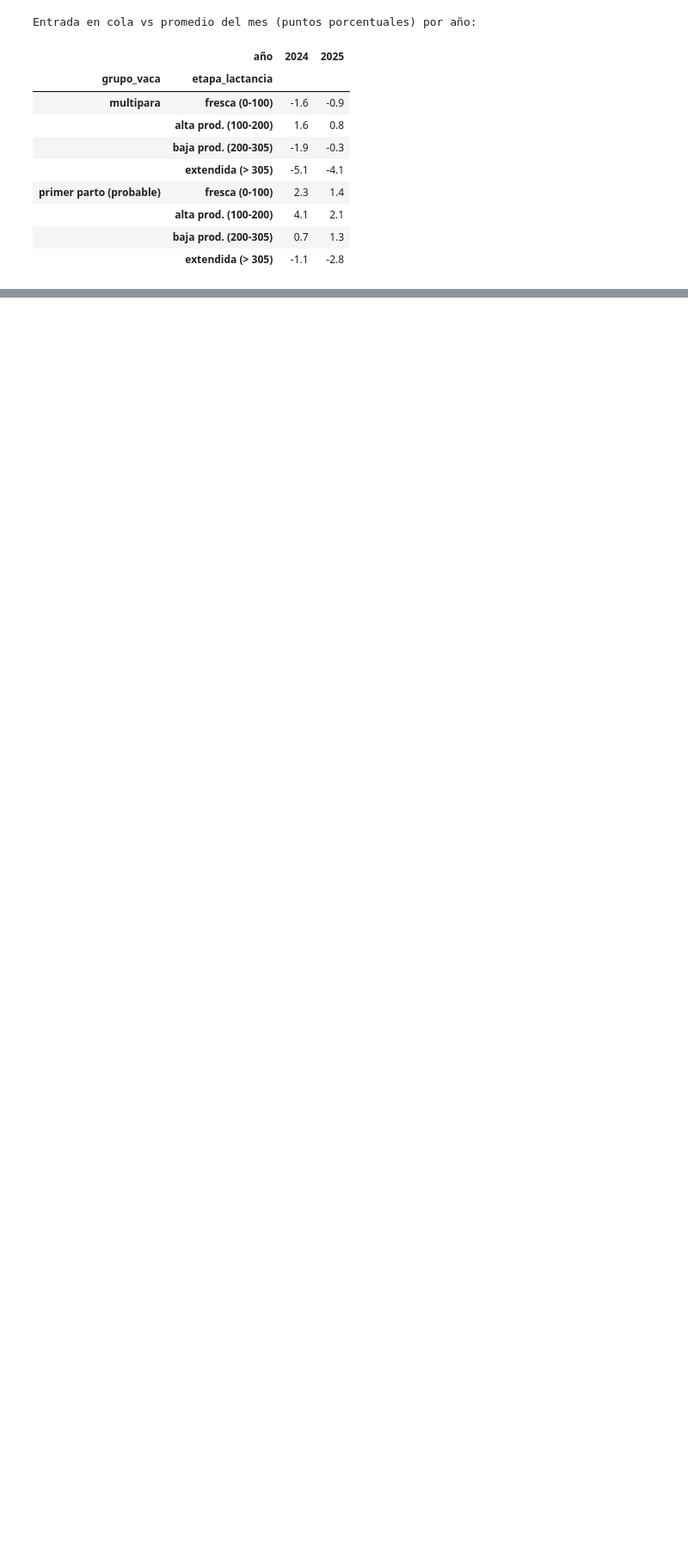
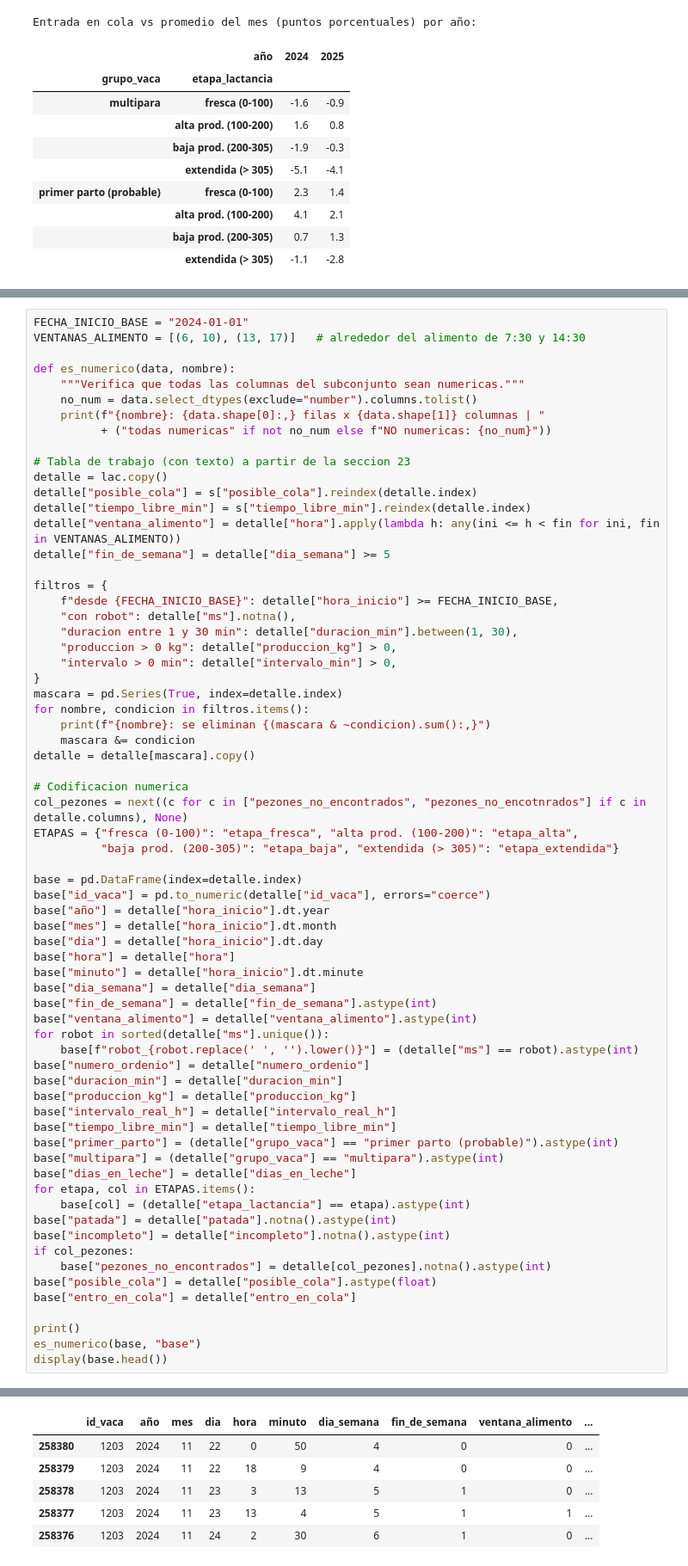
Before and after one commit to kamimartinez/VMS-prediction, a Jupyter notebook: DataUnderstanding.ipynb, the cells around one changed output, grey strips where cells are left out. Shown at 86% size. Cells and saved outputs as stored; diff of their text form; blank space fills up the shorter version.

```diff
--- a/DataUnderstanding.ipynb
+++ b/DataUnderstanding.ipynb
@@ -2068,0 +2077,68 @@ Entrada en cola vs promedio del mes (puntos porcentuales) por año:
+# %%
+FECHA_INICIO_BASE = "2024-01-01"
+VENTANAS_ALIMENTO = [(6, 10), (13, 17)]   # alrededor del alimento de 7:30 y 14:30
+
+def es_numerico(data, nombre):
+    """Verifica que todas las columnas del subconjunto sean numericas."""
+    no_num = data.select_dtypes(exclude="number").columns.tolist()
+    print(f"{nombre}: {data.shape[0]:,} filas x {data.shape[1]} columnas | "
+          + ("todas numericas" if not no_num else f"NO numericas: {no_num}"))
+
+# Tabla de trabajo (con texto) a partir de la seccion 23
+detalle = lac.copy()
+detalle["posible_cola"] = s["posible_cola"].reindex(detalle.index)
+detalle["tiempo_libre_min"] = s["tiempo_libre_min"].reindex(detalle.index)
+detalle["ventana_alimento"] = detalle["hora"].apply(lambda h: any(ini <= h < fin for ini, fin in VENTANAS_ALIMENTO))
+detalle["fin_de_semana"] = detalle["dia_semana"] >= 5
+
+filtros = {
+    f"desde {FECHA_INICIO_BASE}": detalle["hora_inicio"] >= FECHA_INICIO_BASE,
+    "con robot": detalle["ms"].notna(),
+    "duracion entre 1 y 30 min": detalle["duracion_min"].between(1, 30),
+    "produccion > 0 kg": detalle["produccion_kg"] > 0,
+    "intervalo > 0 min": detalle["intervalo_min"] > 0,
+}
+mascara = pd.Series(True, index=detalle.index)
+for nombre, condicion in filtros.items():
+    print(f"{nombre}: se eliminan {(mascara & ~condicion).sum():,}")
+    mascara &= condicion
+detalle = detalle[mascara].copy()
+
+# Codificacion numerica
+col_pezones = next((c for c in ["pezones_no_encontrados", "pezones_no_encotnrados"] if c in detalle.columns), None)
+ETAPAS = {"fresca (0-100)": "etapa_fresca", "alta prod. (100-200)": "etapa_alta",
+          "baja prod. (200-305)": "etapa_baja", "extendida (> 305)": "etapa_extendida"}
+
+base = pd.DataFrame(index=detalle.index)
+base["id_vaca"] = pd.to_numeric(detalle["id_vaca"], errors="coerce")
+base["año"] = detalle["hora_inicio"].dt.year
+base["mes"] = detalle["hora_inicio"].dt.month
+base["dia"] = detalle["hora_inicio"].dt.day
+base["hora"] = detalle["hora"]
+base["minuto"] = detalle["hora_inicio"].dt.minute
+base["dia_semana"] = detalle["dia_semana"]
+base["fin_de_semana"] = detalle["fin_de_semana"].astype(int)
+base["ventana_alimento"] = detalle["ventana_alimento"].astype(int)
+for robot in sorted(detalle["ms"].unique()):
+    base[f"robot_{robot.replace(' ', '').lower()}"] = (detalle["ms"] == robot).astype(int)
+base["numero_ordenio"] = detalle["numero_ordenio"]
+base["duracion_min"] = detalle["duracion_min"]
+base["produccion_kg"] = detalle["produccion_kg"]
+base["intervalo_real_h"] = detalle["intervalo_real_h"]
+base["tiempo_libre_min"] = detalle["tiempo_libre_min"]
+base["primer_parto"] = (detalle["grupo_vaca"] == "primer parto (probable)").astype(int)
+base["multipara"] = (detalle["grupo_vaca"] == "multipara").astype(int)
+base["dias_en_leche"] = detalle["dias_en_leche"]
+for etapa, col in ETAPAS.items():
+    base[col] = (detalle["etapa_lactancia"] == etapa).astype(int)
+base["patada"] = detalle["patada"].notna().astype(int)
+base["incompleto"] = detalle["incompleto"].notna().astype(int)
+if col_pezones:
+    base["pezones_no_encontrados"] = detalle[col_pezones].notna().astype(int)
+base["posible_cola"] = detalle["posible_cola"].astype(float)
+base["entro_en_cola"] = detalle["entro_en_cola"]
+
+print()
+es_numerico(base, "base")
+display(base.head())
+# %% [output]
@@ -2068,0 +2152,6 @@ Entrada en cola vs promedio del mes (puntos porcentuales) por año:
+|  | id_vaca | año | mes | dia | hora | minuto | dia_semana | fin_de_semana | ventana_alimento | ... |
+| 258380 | 1203 | 2024 | 11 | 22 | 0 | 50 | 4 | 0 | 0 | ... |
+| 258379 | 1203 | 2024 | 11 | 22 | 18 | 9 | 4 | 0 | 0 | ... |
+| 258378 | 1203 | 2024 | 11 | 23 | 3 | 13 | 5 | 1 | 0 | ... |
+| 258377 | 1203 | 2024 | 11 | 23 | 13 | 4 | 5 | 1 | 1 | ... |
+| 258376 | 1203 | 2024 | 11 | 24 | 2 | 30 | 6 | 1 | 0 | ... |
```
Also changed, not shown: parts of 12 cells of this notebook.
